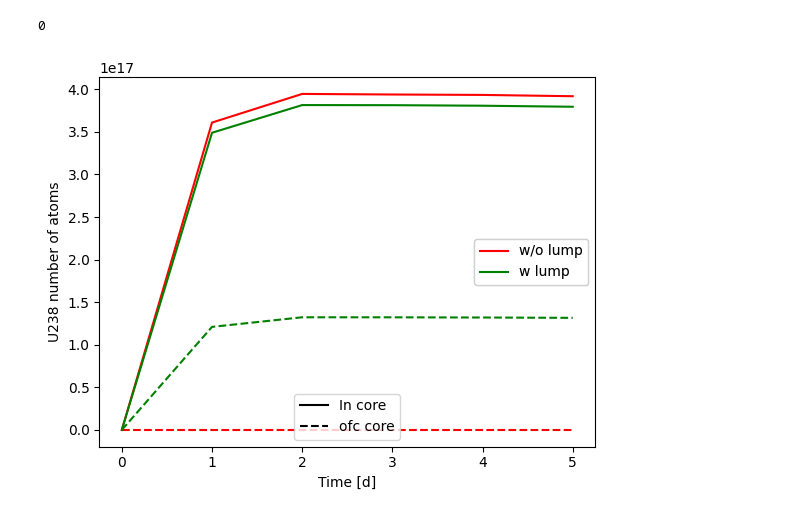
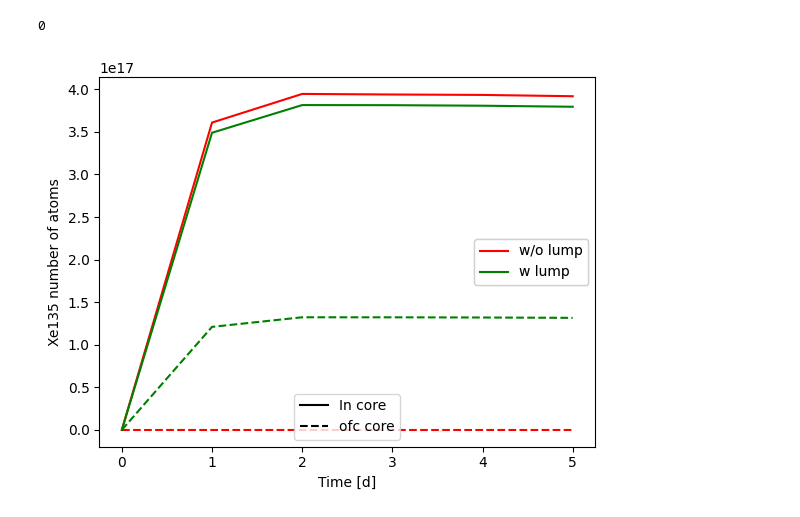
Before and after one commit to openmsr/pincell_msr, a Jupyter notebook: pincell_msr_depletion-lumped.ipynb, the cells around one changed output. Cells and saved outputs as stored; diff of their text form; code cells hidden in the pictures.

Commit message:
fix plot y label

```diff
--- a/pincell_msr_depletion-lumped.ipynb
+++ b/pincell_msr_depletion-lumped.ipynb
@@ -221,23 +221,23 @@ _, gr_xe135_lump_ofc = res_lump.get_reaction_rate(ofc_uo2, 'Xe135', '(n,gamma)')
 # %%
 from matplotlib.pyplot import Line2D
 line1 = Line2D([0], [0], color='black')
 line2 = Line2D([0], [0], linestyle='--', color='black')
 line3 = Line2D([0], [0], color='r')
 line4 = Line2D([0], [0], color='g')
 labels1 = ['In core', 'ofc core']
 labels2 = ['w/o lump', 'w lump']
 fig, ax = plt.subplots()
 ax.plot(xe135_ref_c, color='r')
 ax.plot(xe135_ref_ofc, '--', color='r')
 ax.plot(xe135_lump_c, color='g')
 ax.plot(xe135_lump_ofc, '--', color='g')
 leg1=plt.legend([line1, line2],labels1,loc='lower center')
 leg2=plt.legend([line3, line4],labels2,loc='center right')
 ax.add_artist(leg1)
 ax.add_artist(leg2)
 ax.set_xlabel('Time [d]')
-ax.set_ylabel('U238 number of atoms')
+ax.set_ylabel('Xe135 number of atoms')
 #ax.set_yscale('log')
 plt.show()
 # %% [output]
-[figure, old version]
+[figure, new version]
```
